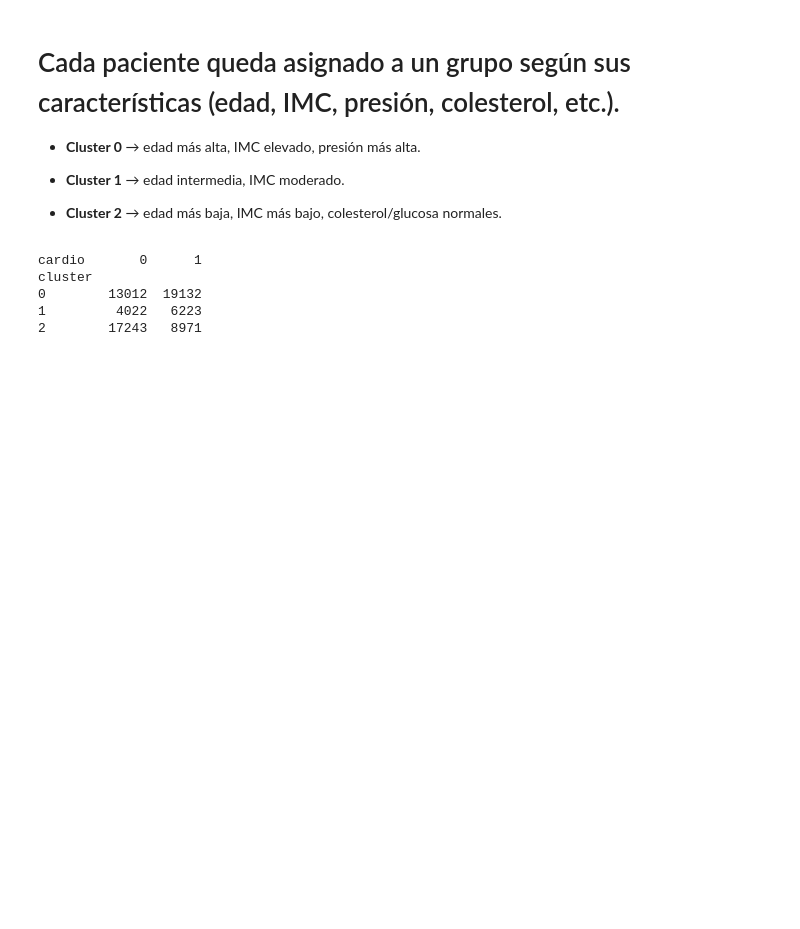
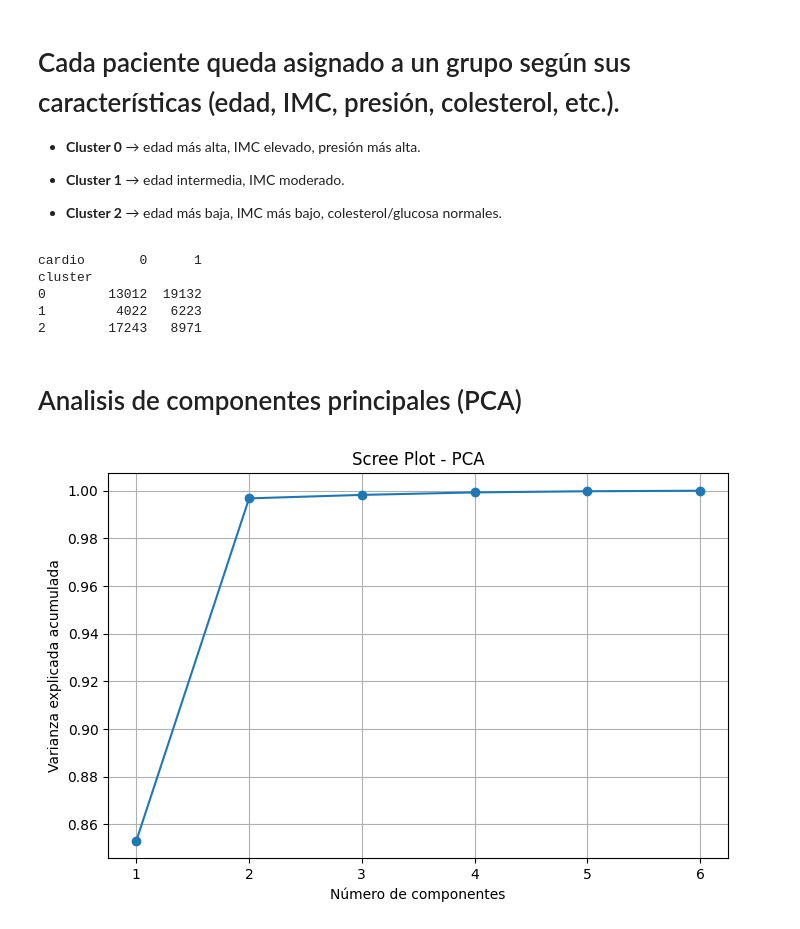
Before and after one commit to mariapaulaveram/MedicalExamination, a Jupyter notebook: 05_1_machine_learning_no_supervisado.ipynb, the cells around one changed output. Saved outputs shown, nothing was run; the diff lists cells and outputs as text; code cells hidden in the pictures; blank space fills up the shorter version.

Commit message:
subo analisis_medico para portfolio

```diff
--- a/05_1_machine_learning_no supervisado.ipynb
+++ b/05_1_machine_learning_no_supervisado.ipynb
@@ -73,3 +76,27 @@ cluster
 0        13012  19132
 1         4022   6223
 2        17243   8971
+# %% [markdown]
+# Analisis de componentes principales (PCA)
+# %%
+# Normalizar
+scaler = RobustScaler()
+X_scaled = scaler.fit_transform(X)
+
+pca = PCA(n_components=6)
+X_pca = pca.fit_transform(X_scaled)   # ajusta el modelo PCA sobre los datos escalados y transforma cada paciente en coordenadas nuevas (PC1, PC2, …, PC6).
+# %%
+# Scree Plot ayuda a decidir cuántos componentes usar
+
+explained_var = pca.explained_variance_ratio_    # devuelve cuánto porcentaje de la variabilidad total explica cada componente.
+
+# Se grafica la varianza acumulada: cuánto de la información original se conserva si uso 1, 2, 3… componentes.
+plt.figure(figsize=(8,5))
+plt.plot(range(1, len(explained_var)+1), np.cumsum(explained_var), marker='o')
+plt.xlabel('Número de componentes')
+plt.ylabel('Varianza explicada acumulada')
+plt.title('Scree Plot - PCA')
+plt.grid(True)
+plt.show()
+# %% [output]
+[figure, added]
```
Also changed, not shown: parts of 8 cells of this notebook, 5 other files.
